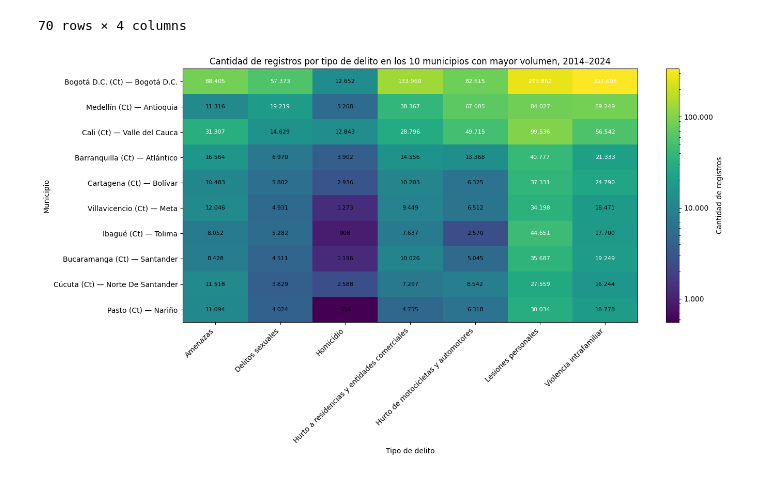
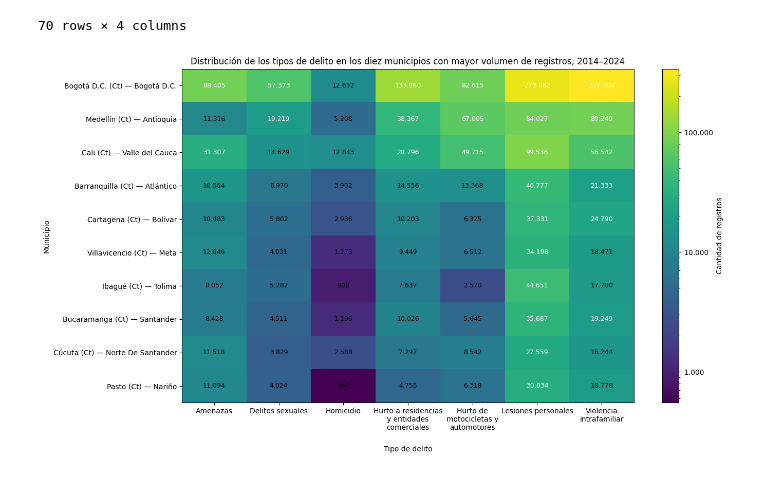
Before and after one commit to SaraBalbin/DW_Analisis_Criminalidad_Colombia, a Jupyter notebook: 04_Analisis_exploratorio.ipynb, the cells around one changed output. Drawn from its saved outputs; the diff is of its cells as text; code cells hidden in the pictures.

```diff
--- a/04_Analisis_exploratorio.ipynb
+++ b/04_Analisis_exploratorio.ipynb
@@ -345,6 +344,7 @@ import pandas as pd
 import numpy as np
 import matplotlib.pyplot as plt
 from matplotlib.colors import LogNorm
+from textwrap import fill
 
 # ==========================================================
 # PREPARACIÓN DE LOS DATOS
@@ -393,6 +393,15 @@ norm = LogNorm(
 # CREACIÓN DEL HEATMAP
 # ==========================================================
 
+# Etiquetas originales
+delitos = tabla_heatmap.columns.tolist()
+
+# Partir automáticamente las etiquetas largas en varias líneas
+delitos_cortos = [
+    fill(delito, width=20)
+    for delito in delitos
+]
+
 fig, ax = plt.subplots(figsize=(14, 8))
 
 imagen = ax.imshow(
@@ -402,11 +411,11 @@ imagen = ax.imshow(
 )
 
 # Eje X: tipos de delito
-ax.set_xticks(np.arange(len(tabla_heatmap.columns)))
+ax.set_xticks(np.arange(len(delitos)))
 ax.set_xticklabels(
-    tabla_heatmap.columns,
-    rotation=45,
-    ha="right"
+    delitos_cortos,
+    rotation=0,
+    ha="center"
 )
 
 # Eje Y: municipios
@@ -414,12 +423,11 @@ ax.set_yticks(np.arange(len(municipios)))
 ax.set_yticklabels(municipios)
 
 # Etiquetas
-ax.set_xlabel("Tipo de delito")
+ax.set_xlabel("Tipo de delito", labelpad=20)
 ax.set_ylabel("Municipio")
 
 ax.set_title(
-    "Cantidad de registros por tipo de delito en los 10 municipios "
-    "con mayor volumen, 2014–2024"
+    "Distribución de los tipos de delito en los diez municipios con mayor volumen de registros, 2014–2024"
 )
 
 # ==========================================================
@@ -435,32 +443,32 @@ for i in range(datos.shape[0]):
         # Determinar contraste del texto según intensidad
         if valor > 0:
             intensidad = norm(valor)
 
             color_texto = "white" if intensidad > 0.55 else "black"
 
             ax.text(
                 j,
                 i,
                 texto,
                 ha="center",
                 va="center",
-                fontsize=8,
+                fontsize=9,
                 color=color_texto
             )
 
 # ==========================================================
 # BARRA DE COLOR
 # ==========================================================
 
 cbar = fig.colorbar(imagen, ax=ax)
 
 cbar.set_label("Cantidad de registros")
 
 cbar.ax.yaxis.set_major_formatter(
     FuncFormatter(lambda x, pos: f"{int(x):,}".replace(",", "."))
 )
 
 plt.tight_layout()
 plt.show()
 # %% [output]
-[figure, old version]
+[figure, new version]
```
Also changed, not shown: parts of 7 cells of this notebook.
